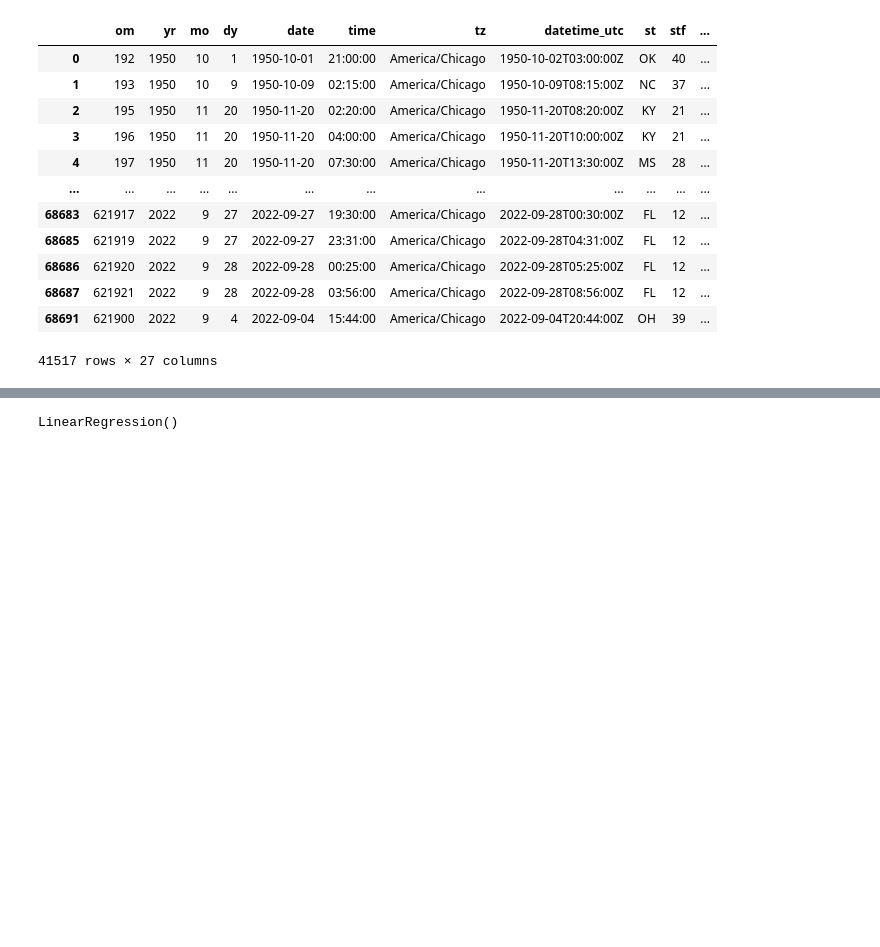
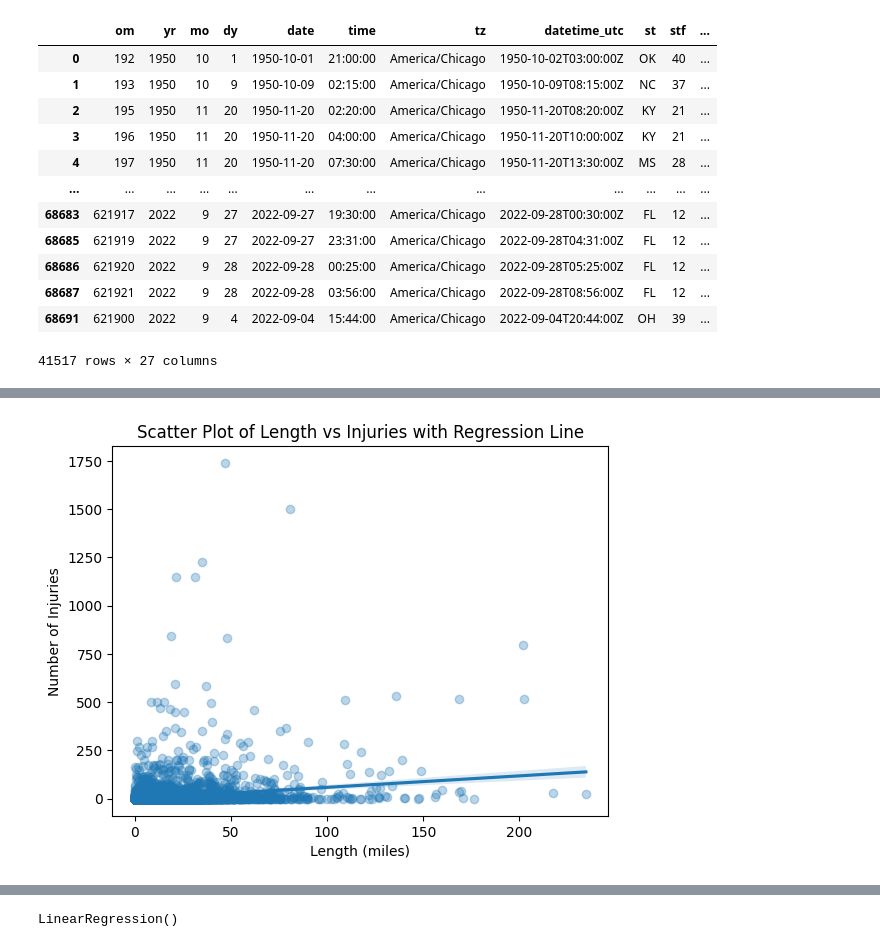
Before and after one commit to INFO-523-Exercises/hw-04-Shakir-Ahmed, a Jupyter notebook: hw-04.ipynb, the cells around one changed output, grey strips where cells are left out. Drawn from its saved outputs; the diff is of its cells as text; code cells hidden in the pictures; blank space fills up the shorter version.

Commit message:
Multiple Linear Regression complete

```diff
--- a/hw-04.ipynb
+++ b/hw-04.ipynb
@@ -75,0 +81,9 @@ tornado
+# %%
+# Scatter plot with a regression line for tornado data
+sns.regplot(x='len', y='inj', data=tornado, scatter_kws={'alpha':0.3})
+plt.title('Scatter Plot of Length vs Injuries with Regression Line')
+plt.xlabel('Length (miles)')
+plt.ylabel('Number of Injuries')
+plt.show()
+# %% [output]
+[figure, added]
```
Also changed, not shown: parts of 24 cells of this notebook.
